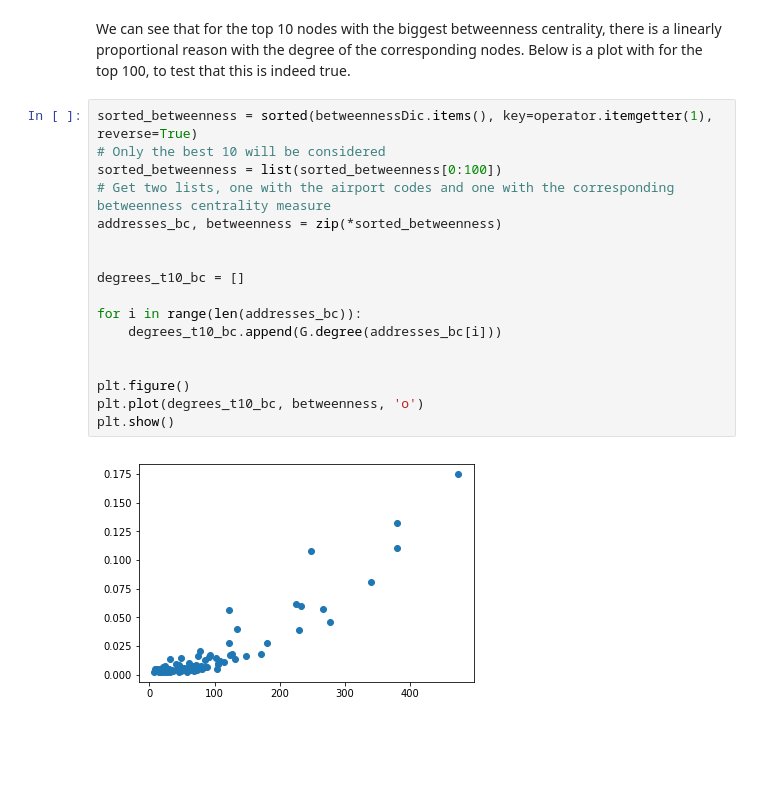
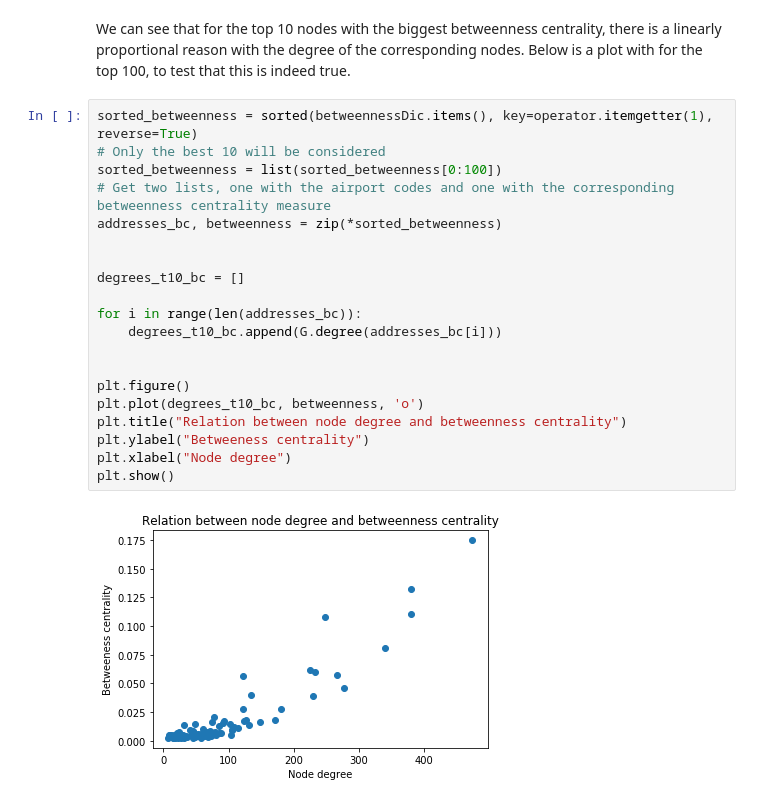
Before and after one commit to jsmvalente/lightningRoutingStudy, a Jupyter notebook: notebooks/degreeStudy.ipynb, the cells around one changed output. Drawn from its saved outputs; the diff is of its cells as text; blank space fills up the shorter version.

```diff
--- a/notebooks/degreeStudy.ipynb
+++ b/notebooks/degreeStudy.ipynb
@@ -152,19 +154,22 @@ We can see that for the top 10 nodes with the biggest betweenness centrality, th
 # %%
 sorted_betweenness = sorted(betweennessDic.items(), key=operator.itemgetter(1), reverse=True)
 # Only the best 10 will be considered
 sorted_betweenness = list(sorted_betweenness[0:100])
 # Get two lists, one with the airport codes and one with the corresponding betweenness centrality measure
 addresses_bc, betweenness = zip(*sorted_betweenness)
 
 
 degrees_t10_bc = []
 
 for i in range(len(addresses_bc)):
     degrees_t10_bc.append(G.degree(addresses_bc[i]))
 
 
 plt.figure()
 plt.plot(degrees_t10_bc, betweenness, 'o')
+plt.title("Relation between node degree and betweenness centrality")
+plt.ylabel("Betweeness centrality")
+plt.xlabel("Node degree")
 plt.show()
 # %% [output]
-[figure, old version]
+[figure, new version]
```
Also changed, not shown: parts of 1 cell of this notebook, 3 other files.
